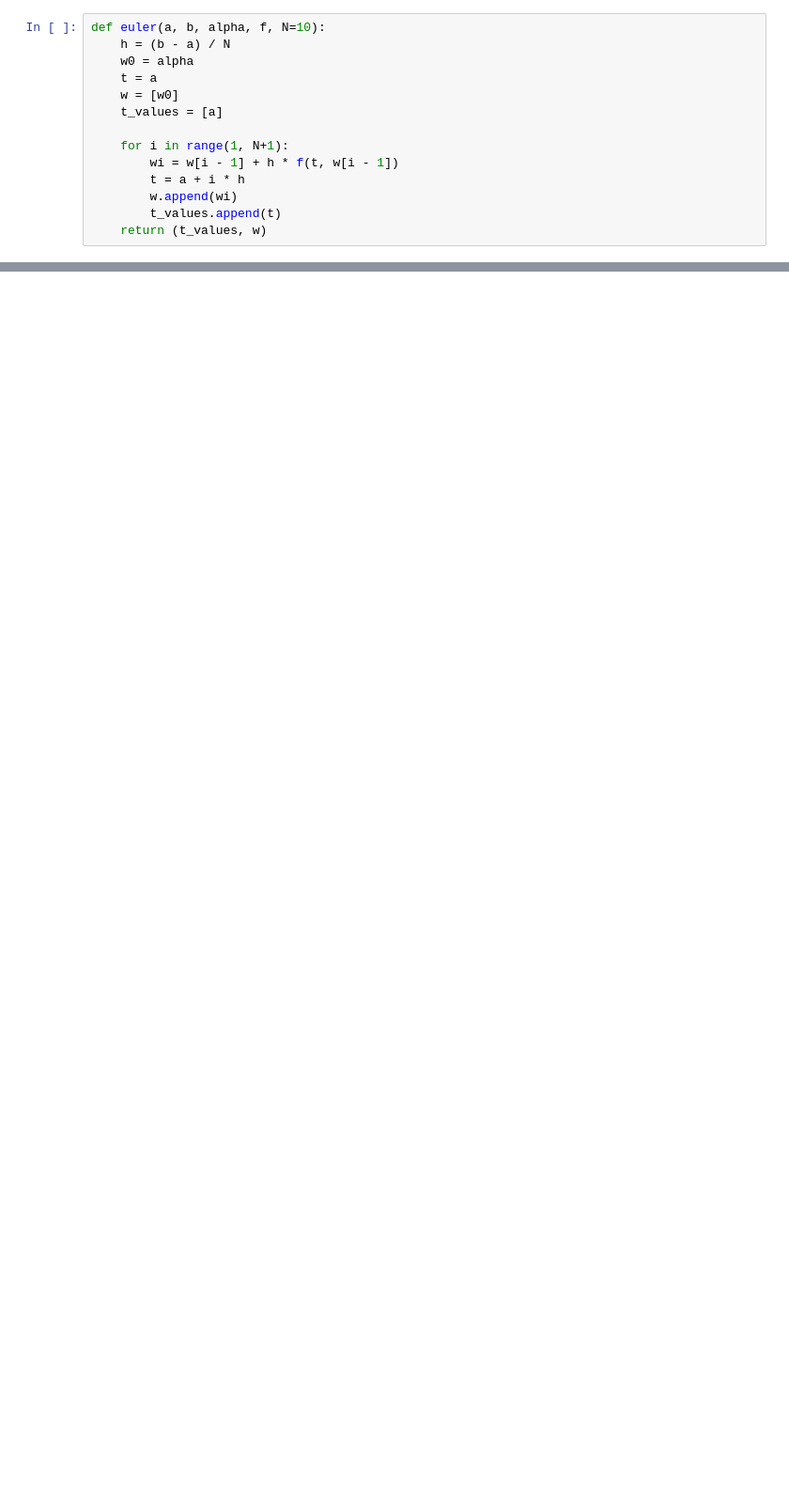
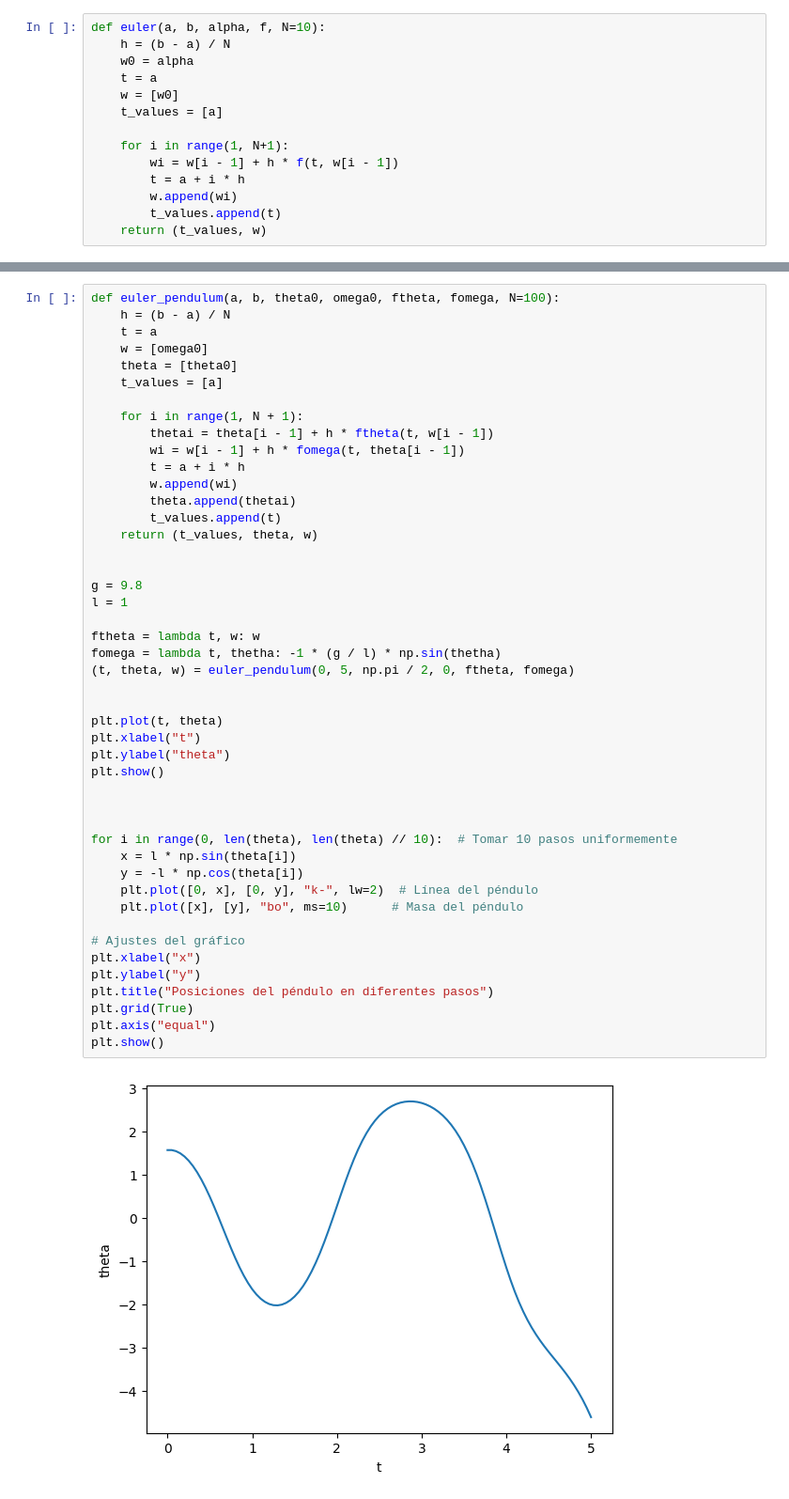
Before and after one commit to Another-DevX/Metodos-computacionales, a Jupyter notebook: ecuaciones_diferenciales/euler.ipynb, the cells around one changed output, grey strips where cells are left out. Shown: that part at 94% size. Cells and saved outputs as stored; diff of their text form; blank space fills up the shorter version.

```diff
--- a/ecuaciones_diferenciales/euler.ipynb
+++ b/ecuaciones_diferenciales/euler.ipynb
@@ -76,0 +77,48 @@ plt.show()
+# %%
+def euler_pendulum(a, b, theta0, omega0, ftheta, fomega, N=100):
+    h = (b - a) / N
+    t = a
+    w = [omega0]
+    theta = [theta0]
+    t_values = [a]
+
+    for i in range(1, N + 1):
+        thetai = theta[i - 1] + h * ftheta(t, w[i - 1])
+        wi = w[i - 1] + h * fomega(t, theta[i - 1])
+        t = a + i * h
+        w.append(wi)
+        theta.append(thetai)
+        t_values.append(t)
+    return (t_values, theta, w)
+
+
+g = 9.8
+l = 1
+
+ftheta = lambda t, w: w
+fomega = lambda t, thetha: -1 * (g / l) * np.sin(thetha)
+(t, theta, w) = euler_pendulum(0, 5, np.pi / 2, 0, ftheta, fomega)
+
+
+plt.plot(t, theta)
+plt.xlabel("t")
+plt.ylabel("theta")
+plt.show()
+
+
+
+for i in range(0, len(theta), len(theta) // 10):  # Tomar 10 pasos uniformemente
+    x = l * np.sin(theta[i])
+    y = -l * np.cos(theta[i])
+    plt.plot([0, x], [0, y], "k-", lw=2)  # Línea del péndulo
+    plt.plot([x], [y], "bo", ms=10)      # Masa del péndulo
+
+# Ajustes del gráfico
+plt.xlabel("x")
+plt.ylabel("y")
+plt.title("Posiciones del péndulo en diferentes pasos")
+plt.grid(True)
+plt.axis("equal")
+plt.show()
+# %% [output]
+[figure, added]
```
Also changed, not shown: parts of 2 cells of this notebook, 10 other files.
